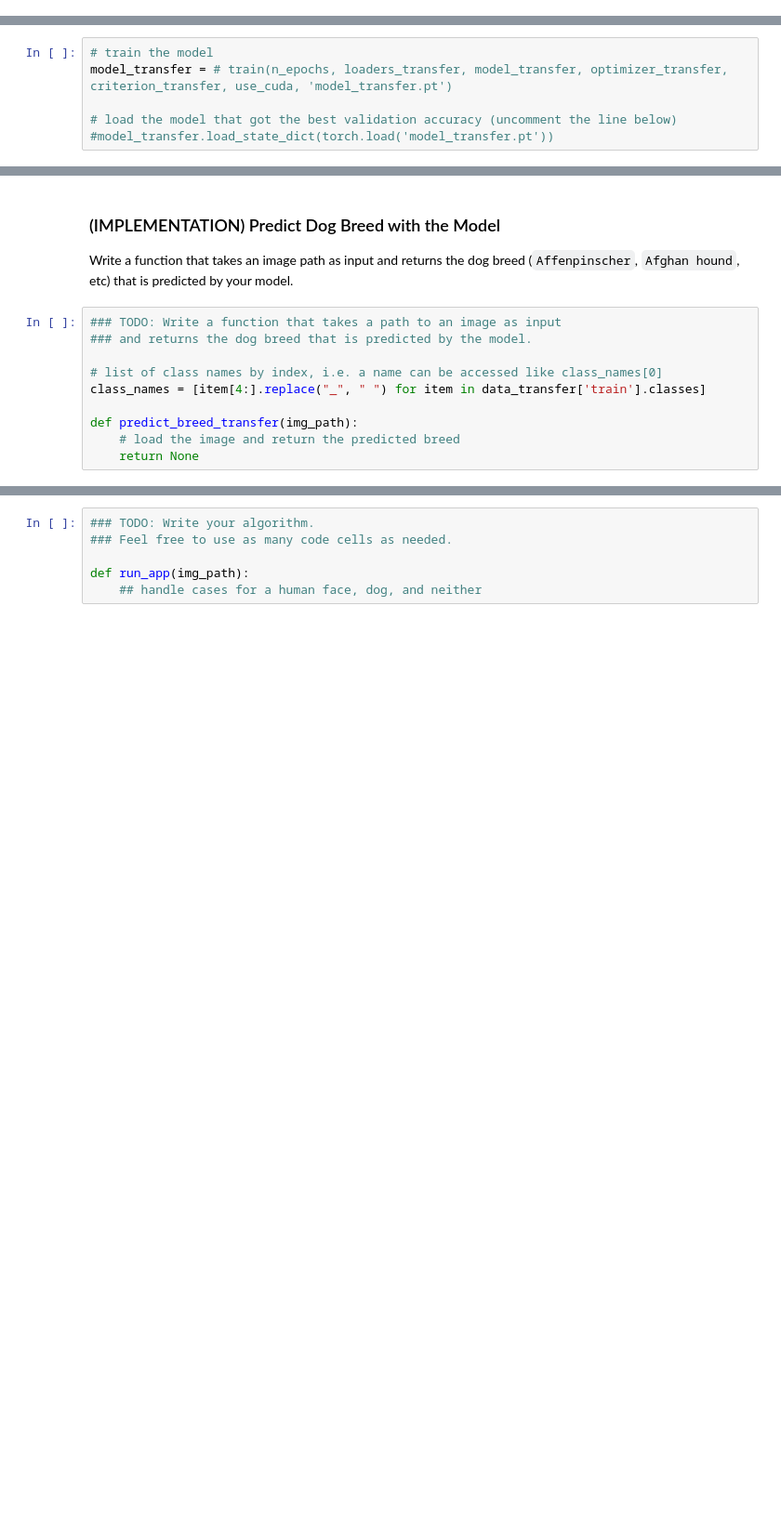
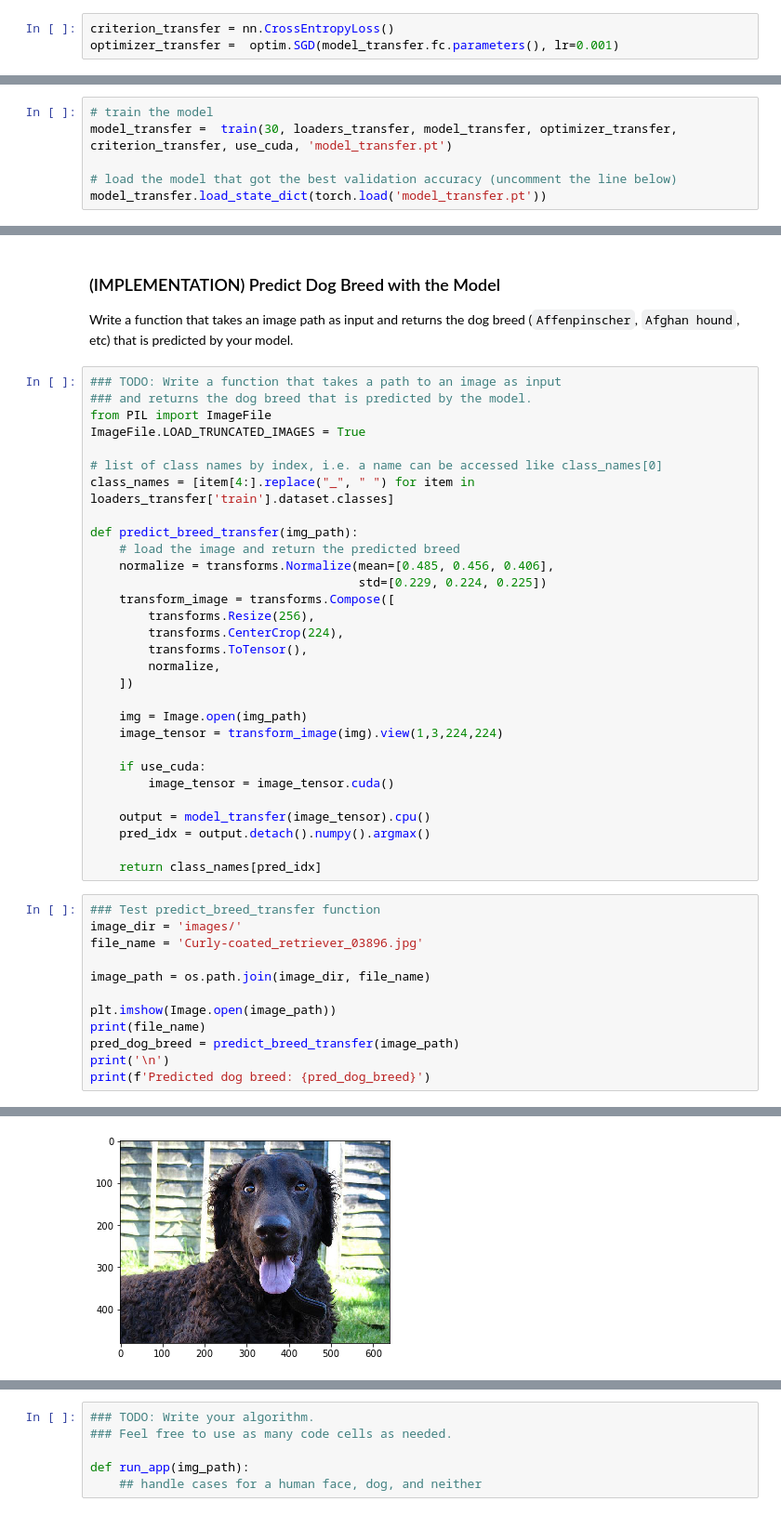
Before and after one commit to alwz1/dog-breed, a Jupyter notebook: dog_app.ipynb, the cells around one changed output, grey strips where cells are left out. Shown at 93% size. Saved outputs shown, nothing was run; the diff lists cells and outputs as text; blank space fills up the shorter version.

Commit message:
feat: Implement transfer learning using resnet50

```diff
--- a/dog_app.ipynb
+++ b/dog_app.ipynb
@@ -608,10 +621,13 @@ optimizer_transfer = None
+# %%
+criterion_transfer = nn.CrossEntropyLoss()
+optimizer_transfer =  optim.SGD(model_transfer.fc.parameters(), lr=0.001)
 # %% [markdown]
 ### (IMPLEMENTATION) Train and Validate the Model
 
 Train and validate your model in the code cell below.  [Save the final model parameters](http://pytorch.org/docs/master/notes/serialization.html) at filepath `'model_transfer.pt'`.
 # %%
 # train the model
-model_transfer = # train(n_epochs, loaders_transfer, model_transfer, optimizer_transfer, criterion_transfer, use_cuda, 'model_transfer.pt')
+model_transfer =  train(30, loaders_transfer, model_transfer, optimizer_transfer, criterion_transfer, use_cuda, 'model_transfer.pt')
 
 # load the model that got the best validation accuracy (uncomment the line below)
-#model_transfer.load_state_dict(torch.load('model_transfer.pt'))
+model_transfer.load_state_dict(torch.load('model_transfer.pt'))
@@ -628,10 +668,43 @@ Write a function that takes an image path as input and returns the dog breed (`A
 # %%
 ### TODO: Write a function that takes a path to an image as input
 ### and returns the dog breed that is predicted by the model.
+from PIL import ImageFile
+ImageFile.LOAD_TRUNCATED_IMAGES = True
 
 # list of class names by index, i.e. a name can be accessed like class_names[0]
-class_names = [item[4:].replace("_", " ") for item in data_transfer['train'].classes]
+class_names = [item[4:].replace("_", " ") for item in loaders_transfer['train'].dataset.classes]
 
 def predict_breed_transfer(img_path):
     # load the image and return the predicted breed
-    return None
+    normalize = transforms.Normalize(mean=[0.485, 0.456, 0.406],
+                                     std=[0.229, 0.224, 0.225])
+    transform_image = transforms.Compose([
+        transforms.Resize(256),
+        transforms.CenterCrop(224),
+        transforms.ToTensor(),
+        normalize,
+    ])
+
+    img = Image.open(img_path)
+    image_tensor = transform_image(img).view(1,3,224,224)
+
+    if use_cuda:
+        image_tensor = image_tensor.cuda()
+
+    output = model_transfer(image_tensor).cpu()
+    pred_idx = output.detach().numpy().argmax()
+
+    return class_names[pred_idx]
+# %%
+### Test predict_breed_transfer function
+image_dir = 'images/'
+file_name = 'Curly-coated_retriever_03896.jpg'
+
+image_path = os.path.join(image_dir, file_name)
+
+plt.imshow(Image.open(image_path))
+print(file_name)
+pred_dog_breed = predict_breed_transfer(image_path)
+print('\n')
+print(f'Predicted dog breed: {pred_dog_breed}')
+# %% [output]
@@ -638,3 +715,4 @@ def predict_breed_transfer(img_path):
+[figure, added]
 # %% [markdown]
 ---
 <a id='step5'></a>
```
Also changed, not shown: parts of 9 cells of this notebook.
